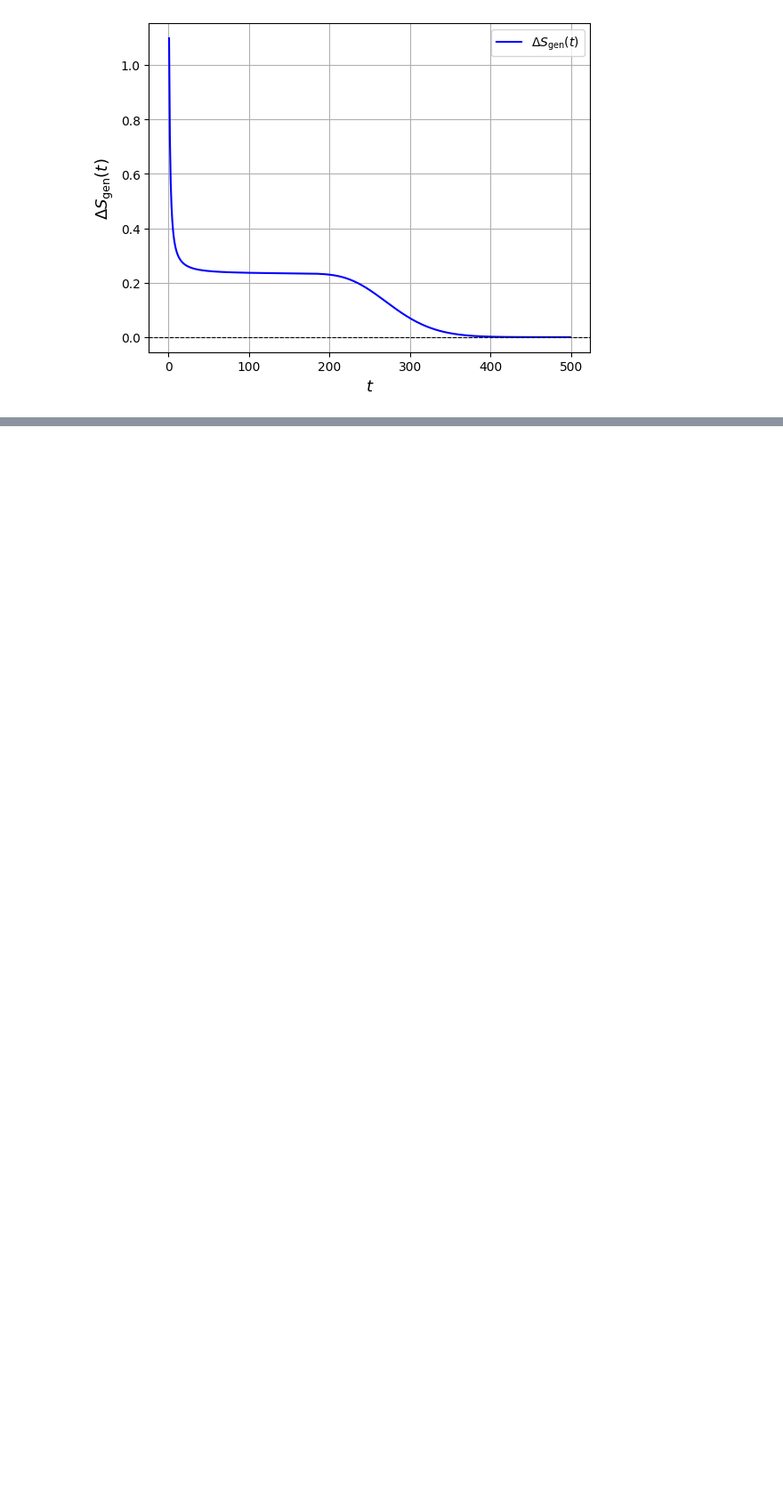
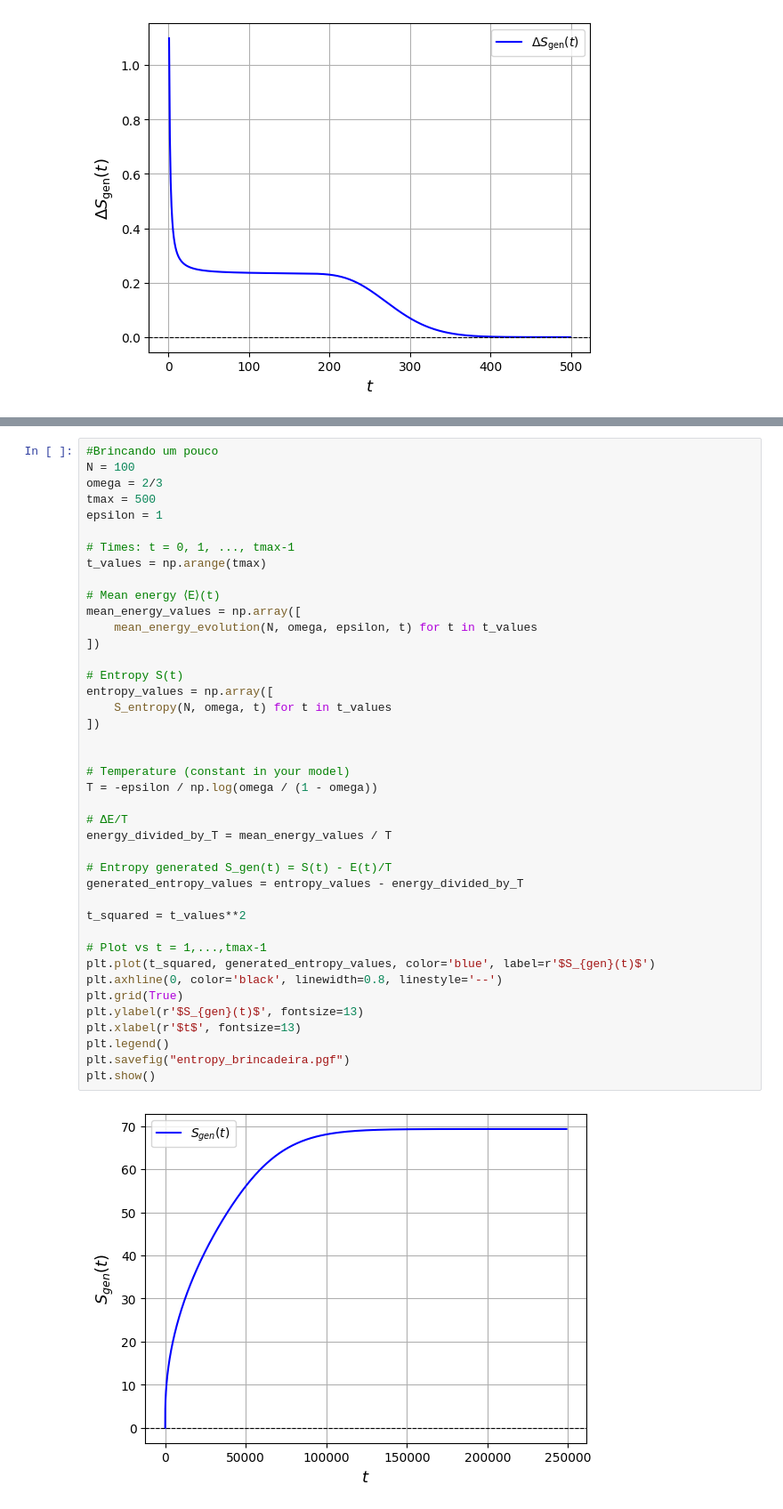
Before and after one commit to pedrolinckm/OQW-Thermodynamics, a Jupyter notebook: thermodynamics_oqw.ipynb, the cells around one changed output, grey strips where cells are left out. Shown at 89% size. Saved outputs shown, nothing was run; the diff lists cells and outputs as text; blank space fills up the shorter version.

```diff
--- a/thermodynamics_oqw.ipynb
+++ b/thermodynamics_oqw.ipynb
@@ -694 +690,44 @@ LaTeX Output:
 [figure]
+# %%
+#Brincando um pouco
+N = 100
+omega = 2/3
+tmax = 500
+epsilon = 1
+
+# Times: t = 0, 1, ..., tmax-1
+t_values = np.arange(tmax)
+
+# Mean energy ⟨E⟩(t)
+mean_energy_values = np.array([
+    mean_energy_evolution(N, omega, epsilon, t) for t in t_values
+])
+
+# Entropy S(t)
+entropy_values = np.array([
+    S_entropy(N, omega, t) for t in t_values
+])
+
+
+# Temperature (constant in your model)
+T = -epsilon / np.log(omega / (1 - omega))
+
+# ΔE/T
+energy_divided_by_T = mean_energy_values / T
+
+# Entropy generated S_gen(t) = S(t) - E(t)/T
+generated_entropy_values = entropy_values - energy_divided_by_T
+
+t_squared = t_values**2
+
+# Plot vs t = 1,...,tmax-1
+plt.plot(t_squared, generated_entropy_values, color='blue', label=r'$S_{gen}(t)$')
+plt.axhline(0, color='black', linewidth=0.8, linestyle='--')
+plt.grid(True)
+plt.ylabel(r'$S_{gen}(t)$', fontsize=13)
+plt.xlabel(r'$t$', fontsize=13)
+plt.legend()
+plt.savefig("entropy_brincadeira.pgf")
+plt.show()
+# %% [output]
+[figure, added]
```
Also changed, not shown: parts of 2 cells of this notebook, 5 other files.
